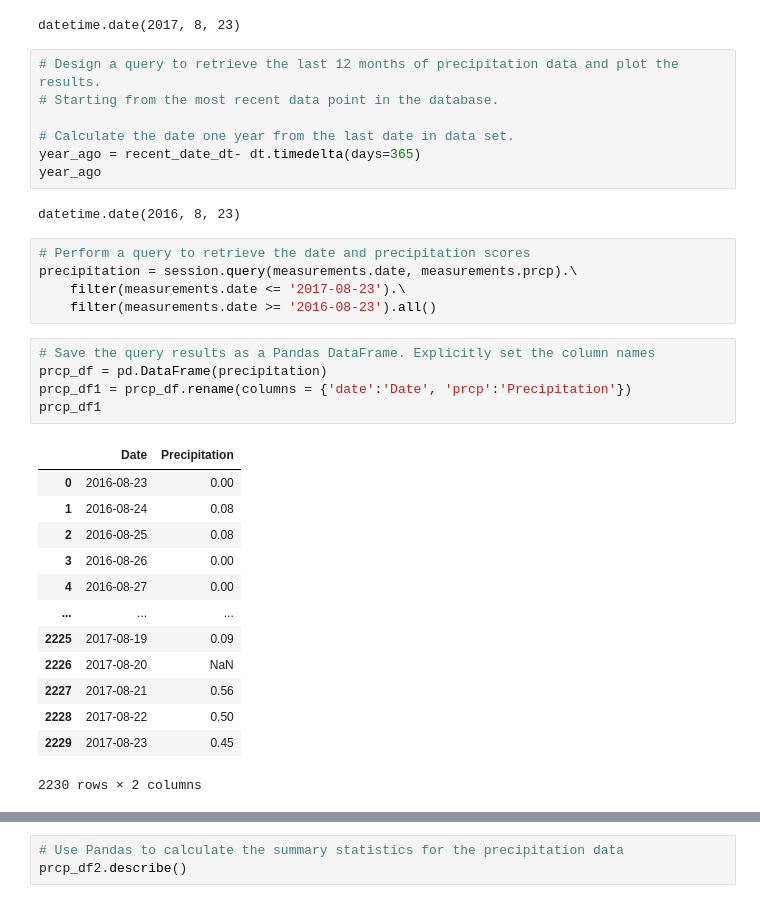
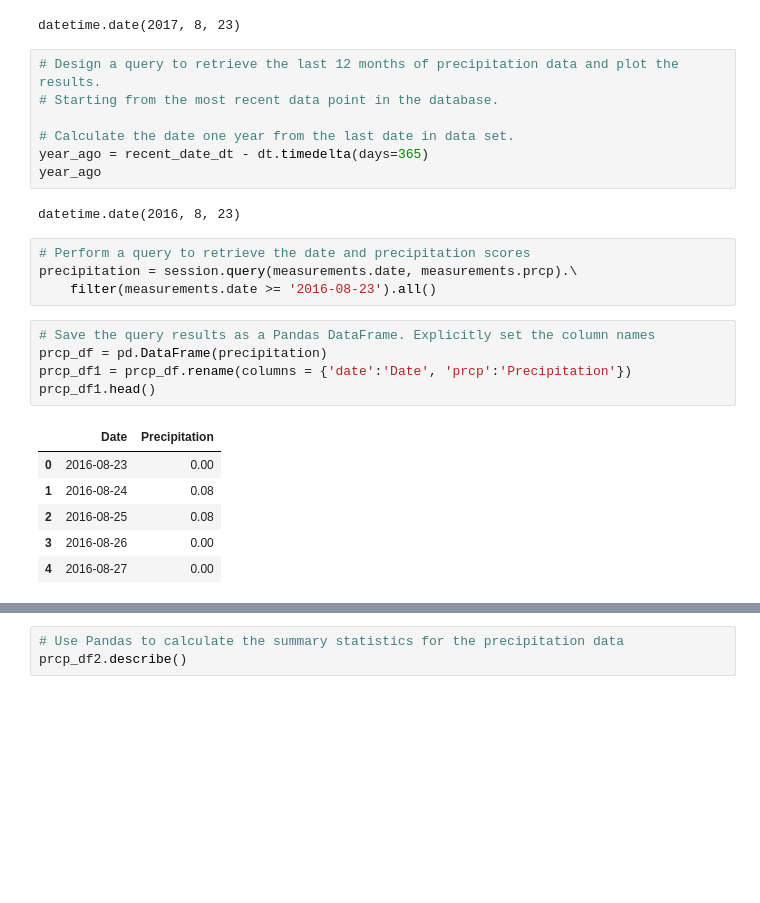
Before and after one commit to andreaira261/climate-sqlalchemy-analysis, a Jupyter notebook: SurfsUp/climate_starter.ipynb, the cells around one changed output, grey strips where cells are left out. Drawn from its saved outputs; the diff is of its cells as text; blank space fills up the shorter version.

```diff
--- a/SurfsUp/climate_starter.ipynb
+++ b/SurfsUp/climate_starter.ipynb
@@ -54,33 +54,25 @@ datetime.date(2017, 8, 23)
 # Starting from the most recent data point in the database.
 
 # Calculate the date one year from the last date in data set.
-year_ago = recent_date_dt- dt.timedelta(days=365)
+year_ago = recent_date_dt - dt.timedelta(days=365)
 year_ago
 # %% [output]
 datetime.date(2016, 8, 23)
 # %%
 # Perform a query to retrieve the date and precipitation scores
 precipitation = session.query(measurements.date, measurements.prcp).\
-    filter(measurements.date <= '2017-08-23').\
     filter(measurements.date >= '2016-08-23').all()
 # %%
 # Save the query results as a Pandas DataFrame. Explicitly set the column names
 prcp_df = pd.DataFrame(precipitation)
 prcp_df1 = prcp_df.rename(columns = {'date':'Date', 'prcp':'Precipitation'})
-prcp_df1
+prcp_df1.head()
 # %% [output]
 |  | Date | Precipitation |
 | 0 | 2016-08-23 | 0.00 |
 | 1 | 2016-08-24 | 0.08 |
 | 2 | 2016-08-25 | 0.08 |
 | 3 | 2016-08-26 | 0.00 |
 | 4 | 2016-08-27 | 0.00 |
-| ... | ... | ... |
-| 2225 | 2017-08-19 | 0.09 |
-| 2226 | 2017-08-20 | NaN |
-| 2227 | 2017-08-21 | 0.56 |
-| 2228 | 2017-08-22 | 0.50 |
-| 2229 | 2017-08-23 | 0.45 |
-2230 rows × 2 columns
 # %%
 # Sort the dataframe by date
```
Also changed, not shown: parts of 3 cells of this notebook, 1 other file.
